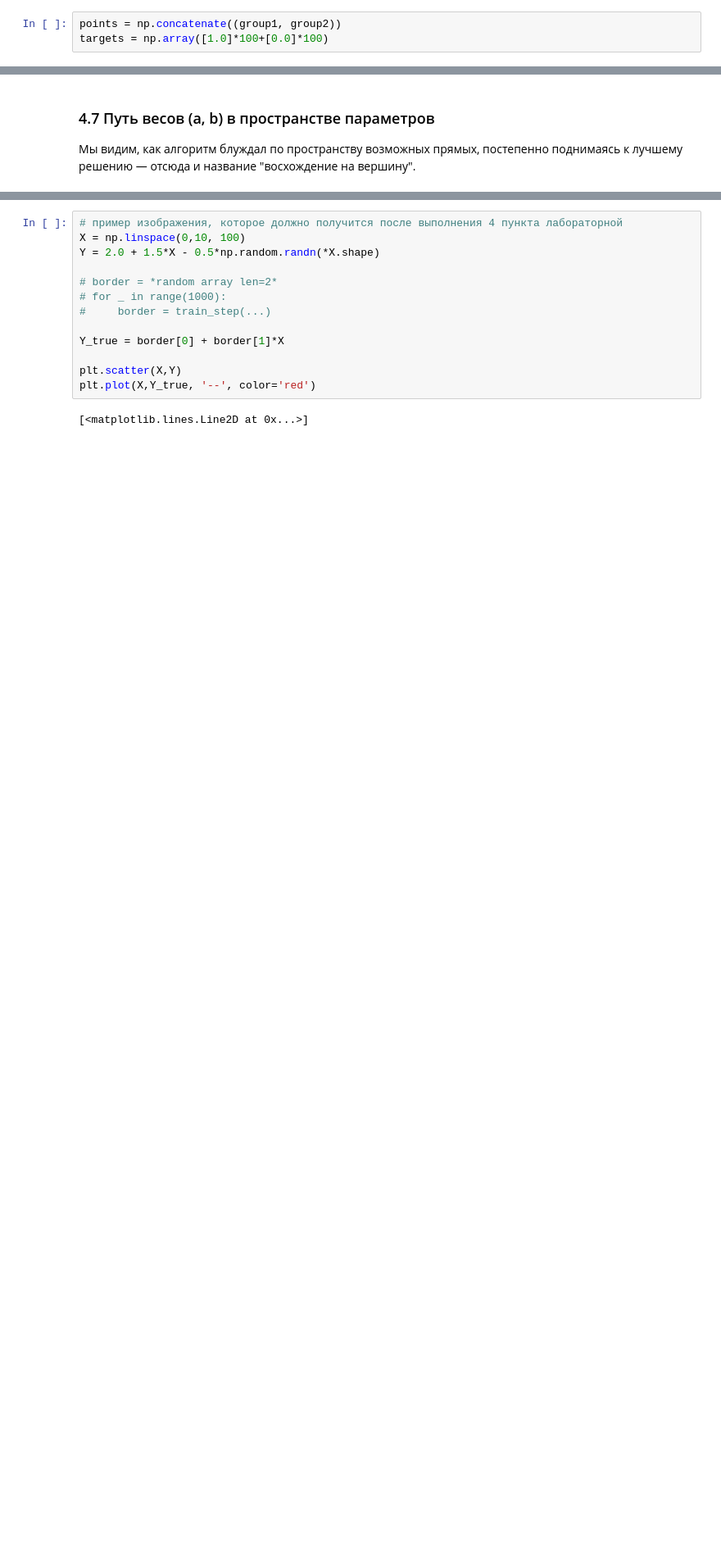
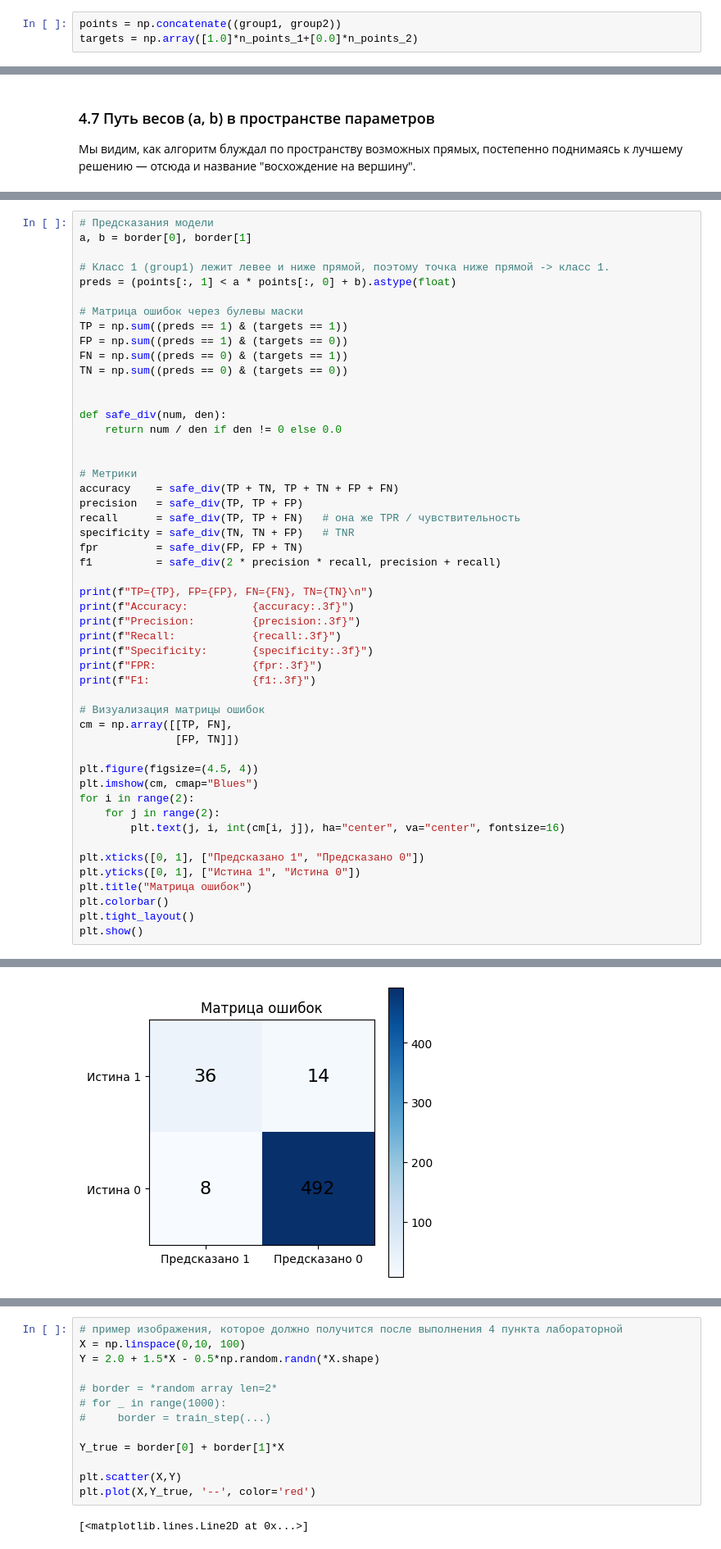
Before and after one commit to roman0810/AI-intro, a Jupyter notebook: lab2/lab2.ipynb, the cells around one changed output, grey strips where cells are left out. Shown at 82% size. Cells and saved outputs as stored; diff of their text form; blank space fills up the shorter version.

```diff
--- a/lab2/lab2.ipynb
+++ b/lab2/lab2.ipynb
@@ -264,7 +266,7 @@ plt.scatter(group2[:,0], group2[:,1])
 #### Сведем данные в единый объект
 # %%
 points = np.concatenate((group1, group2))
-targets = np.array([1.0]*100+[0.0]*100)
+targets = np.array([1.0]*n_points_1+[0.0]*n_points_2)
 # %% [markdown]
 ### 4.2 Шаг оптимизации и потери
 
@@ -341,0 +344,51 @@ plt.legend()
+# %%
+# Предсказания модели
+a, b = border[0], border[1]
+
+# Класс 1 (group1) лежит левее и ниже прямой, поэтому точка ниже прямой -> класс 1.
+preds = (points[:, 1] < a * points[:, 0] + b).astype(float)
+
+# Матрица ошибок через булевы маски
+TP = np.sum((preds == 1) & (targets == 1))
+FP = np.sum((preds == 1) & (targets == 0))
+FN = np.sum((preds == 0) & (targets == 1))
+TN = np.sum((preds == 0) & (targets == 0))
+
+
+def safe_div(num, den):
+    return num / den if den != 0 else 0.0
+
+
+# Метрики
+accuracy    = safe_div(TP + TN, TP + TN + FP + FN)
+precision   = safe_div(TP, TP + FP)
+recall      = safe_div(TP, TP + FN)   # она же TPR / чувствительность
+specificity = safe_div(TN, TN + FP)   # TNR
+fpr         = safe_div(FP, FP + TN)
+f1          = safe_div(2 * precision * recall, precision + recall)
+
+print(f"TP={TP}, FP={FP}, FN={FN}, TN={TN}\n")
+print(f"Accuracy:          {accuracy:.3f}")
+print(f"Precision:         {precision:.3f}")
+print(f"Recall:            {recall:.3f}")
+print(f"Specificity:       {specificity:.3f}")
+print(f"FPR:               {fpr:.3f}")
+print(f"F1:                {f1:.3f}")
+
+# Визуализация матрицы ошибок
+cm = np.array([[TP, FN],
+               [FP, TN]])
+
+plt.figure(figsize=(4.5, 4))
+plt.imshow(cm, cmap="Blues")
+for i in range(2):
+    for j in range(2):
+        plt.text(j, i, int(cm[i, j]), ha="center", va="center", fontsize=16)
+
+plt.xticks([0, 1], ["Предсказано 1", "Предсказано 0"])
+plt.yticks([0, 1], ["Истина 1", "Истина 0"])
+plt.title("Матрица ошибок")
+plt.colorbar()
+plt.tight_layout()
+plt.show()
+# %% [output]
@@ -342,3 +403,4 @@ plt.legend()
+[figure, added]
 # %% [markdown]
 ## Лабораторная работа 1
 ### Задача регрессии на основе алгоритма восхождения на вершину
```
Also changed, not shown: parts of 5 cells of this notebook.
